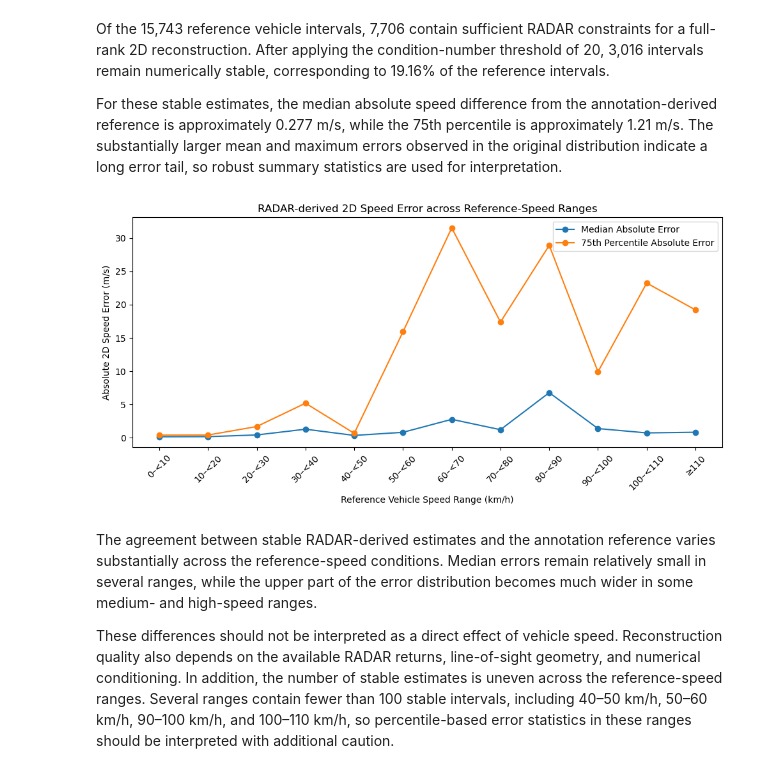
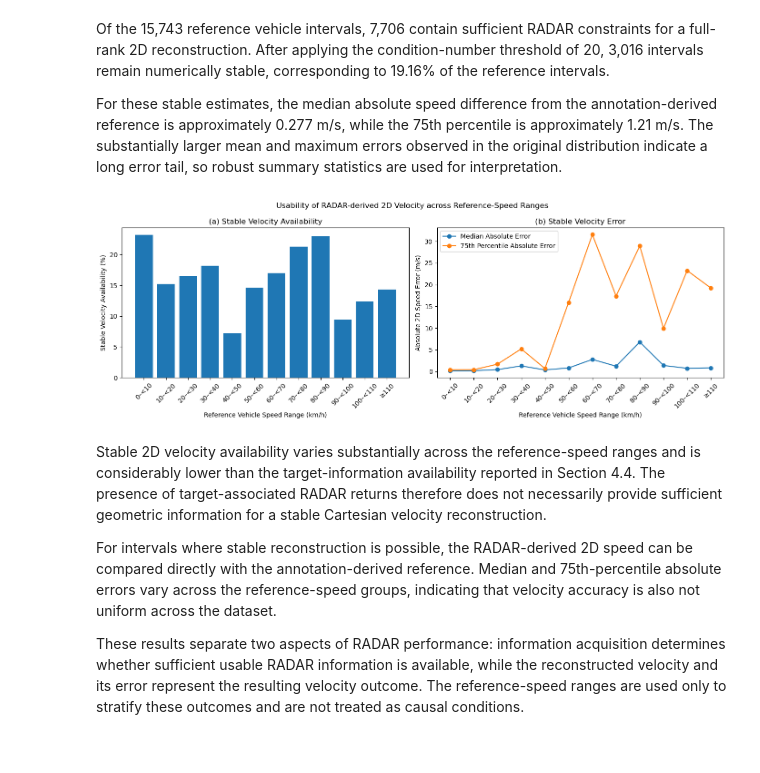
Before and after one commit to lailaamin70/Boeing-RADAR-Autonomous-, a Jupyter notebook: velocity_efficiency_report.ipynb, the cells around one changed output. Cells and saved outputs as stored; diff of their text form; code cells hidden in the pictures.

```diff
--- a/velocity_efficiency_report.ipynb
+++ b/velocity_efficiency_report.ipynb
@@ -453,22 +420,14 @@ speed_bins = [0, 10, 20, 30, 40, 50, 60, 70, 80, 90, 100, 110, np.inf]
 speed_labels = ["0–<10", "10–<20", "20–<30", "30–<40", "40–<50", "50–<60", "60–<70", "70–<80", "80–<90", "90–<100", "100–<110", "≥110"]
 
 reference_speed_df = vehicle_reference_df.copy()
-reference_speed_df["speed_2d_kmh"] = reference_speed_df["speed_2d_mps"] * 3.6
 reference_speed_df["speed_range_kmh"] = pd.cut(reference_speed_df["speed_2d_kmh"], bins=speed_bins, labels=speed_labels, right=False, include_lowest=True)
 
 radar_speed_df = matched_radar_df.copy()
 radar_speed_df["speed_2d_kmh"] = radar_speed_df["speed_2d_mps"] * 3.6
 radar_speed_df["speed_range_kmh"] = pd.cut(radar_speed_df["speed_2d_kmh"], bins=speed_bins, labels=speed_labels, right=False, include_lowest=True)
 # %%
-reference_counts = reference_speed_df.groupby("speed_range_kmh", observed=False).size().rename("Reference Intervals")
-radar_counts = radar_speed_df.groupby("speed_range_kmh", observed=False).size().rename("RADAR Observations")
-
-radar_speed_summary = radar_speed_df.groupby("speed_range_kmh", observed=False).agg(
-    Median_Returns=("radar_return_count", "median"),
-    Median_Sensors=("radar_sensor_count", "median"),
-    Median_Vrel=("median_vrel_magnitude", "median")
-)
-
-radar_speed_summary = pd.concat([reference_counts, radar_counts, radar_speed_summary], axis=1)
-radar_speed_summary["RADAR Availability (%)"] = radar_speed_summary["RADAR Observations"] / radar_speed_summary["Reference Intervals"] * 100
+reference_counts = (reference_speed_df.groupby("speed_range_kmh", observed=False).size().rename("Reference Intervals"))
+radar_counts = (radar_speed_df.groupby("speed_range_kmh", observed=False).size().rename("RADAR Observations"))
+radar_speed_summary = pd.concat([reference_counts, radar_counts], axis=1)
+radar_speed_summary["RADAR Availability (%)"] = (radar_speed_summary["RADAR Observations"] / radar_speed_summary["Reference Intervals"] * 100)
 # %%
@@ -578,23 +538,38 @@ stable_speed_summary["Stable Availability (%)"] = stable_speed_summary["Stable_I
 # %%
 plot_data = stable_speed_summary.reset_index()
 x = np.arange(len(plot_data))
+x_labels = plot_data["speed_range_kmh"].astype(str)
 
-plt.figure(figsize=(10, 5))
-plt.plot(x, plot_data["Median_Abs_Error"], marker="o", label="Median Absolute Error")
-plt.plot(x, plot_data["P75_Abs_Error"], marker="o", label="75th Percentile Absolute Error")
-plt.xticks(x, plot_data["speed_range_kmh"].astype(str), rotation=45)
-plt.xlabel("Reference Vehicle Speed Range (km/h)")
-plt.ylabel("Absolute 2D Speed Error (m/s)")
-plt.title("RADAR-derived 2D Speed Error across Reference-Speed Ranges")
-plt.legend()
+fig, axes = plt.subplots(1, 2, figsize=(14, 5))
+
+# (a) Stable availability
+axes[0].bar(x_labels, plot_data["Stable Availability (%)"])
+axes[0].set_xlabel("Reference Vehicle Speed Range (km/h)")
+axes[0].set_ylabel("Stable Velocity Availability (%)")
+axes[0].set_title("(a) Stable Velocity Availability")
+axes[0].tick_params(axis="x", rotation=45)
+
+# (b) Speed error
+axes[1].plot(x, plot_data["Median_Abs_Error"], marker="o", label="Median Absolute Error")
+axes[1].plot(x, plot_data["P75_Abs_Error"], marker="o", label="75th Percentile Absolute Error")
+axes[1].set_xticks(x)
+axes[1].set_xticklabels(x_labels, rotation=45)
+axes[1].set_xlabel("Reference Vehicle Speed Range (km/h)")
+axes[1].set_ylabel("Absolute 2D Speed Error (m/s)")
+axes[1].set_title("(b) Stable Velocity Error")
+axes[1].legend()
+
+fig.suptitle("Usability of RADAR-derived 2D Velocity across Reference-Speed Ranges")
 plt.tight_layout()
 plt.show()
 # %% [output]
-[figure, old version]
+[figure, new version]
 # %% [markdown]
-The agreement between stable RADAR-derived estimates and the annotation reference varies substantially across the reference-speed conditions. Median errors remain relatively small in several ranges, while the upper part of the error distribution becomes much wider in some medium- and high-speed ranges.
+Stable 2D velocity availability varies substantially across the reference-speed ranges and is considerably lower than the target-information availability reported in Section 4.4. The presence of target-associated RADAR returns therefore does not necessarily provide sufficient geometric information for a stable Cartesian velocity reconstruction.
 
-These differences should not be interpreted as a direct effect of vehicle speed. Reconstruction quality also depends on the available RADAR returns, line-of-sight geometry, and numerical conditioning. In addition, the number of stable estimates is uneven across the reference-speed ranges. Several ranges contain fewer than 100 stable intervals, including 40–50 km/h, 50–60 km/h, 90–100 km/h, and 100–110 km/h, so percentile-based error statistics in these ranges should be interpreted with additional caution.
+For intervals where stable reconstruction is possible, the RADAR-derived 2D speed can be compared directly with the annotation-derived reference. Median and 75th-percentile absolute errors vary across the reference-speed groups, indicating that velocity accuracy is also not uniform across the dataset.
+
+These results separate two aspects of RADAR performance: information acquisition determines whether sufficient usable RADAR information is available, while the reconstructed velocity and its error represent the resulting velocity outcome. The reference-speed ranges are used only to stratify these outcomes and are not treated as causal conditions.
 # %% [markdown]
 ### 4.6 Summary
 
```
Also changed, not shown: parts of 69 cells of this notebook, 3 other files.
